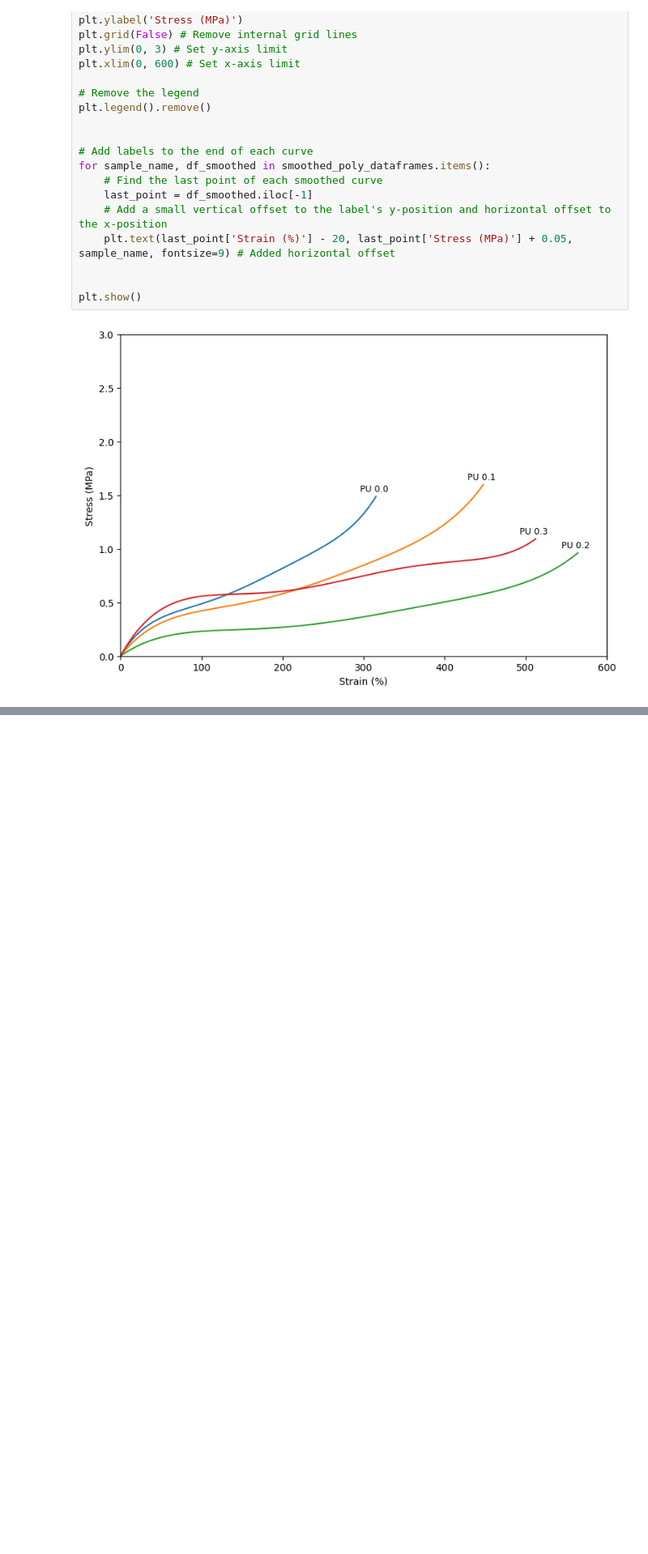
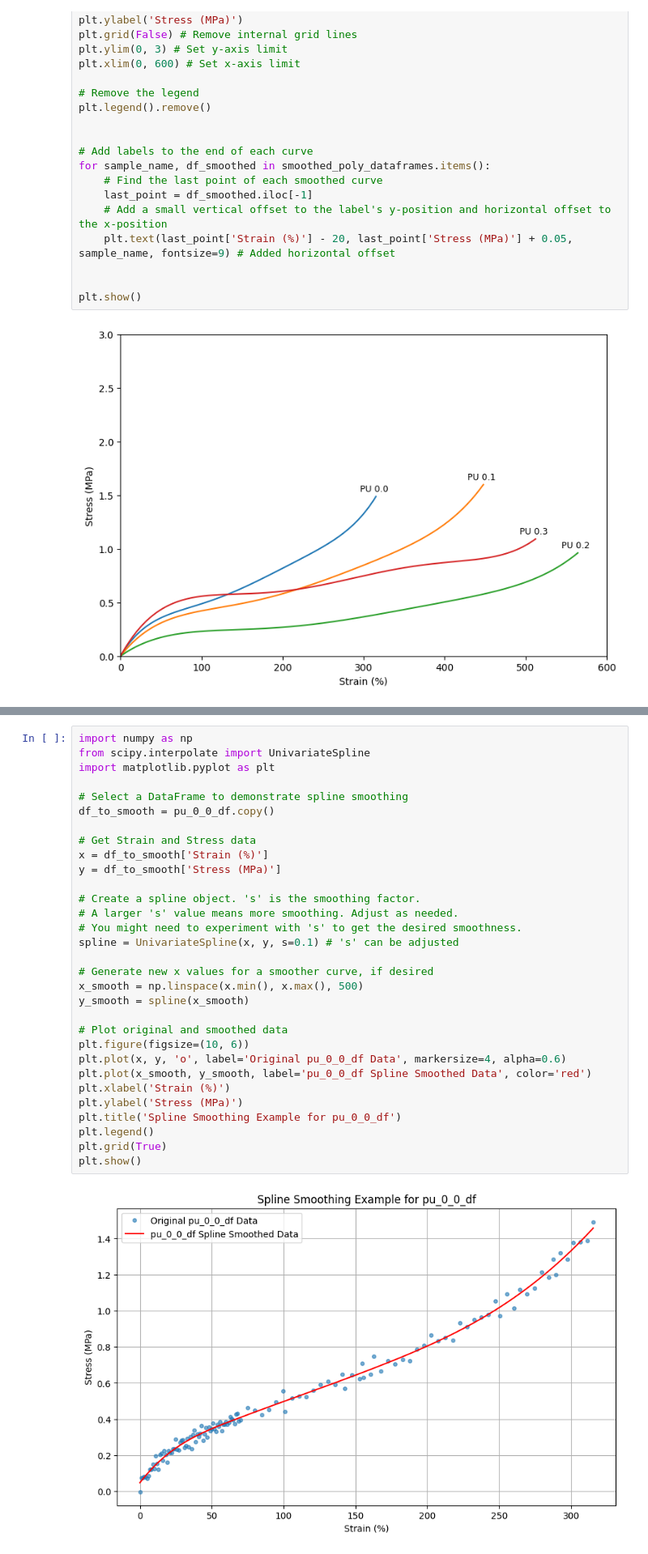
Before and after one commit to JHU-Kessler-Group/GraftedHybridLatexPaper, a Jupyter notebook: Figure2.ipynb, the cells around one changed output, grey strips where cells are left out. Shown at 81% size. Cells and saved outputs as stored; diff of their text form; blank space fills up the shorter version.

```diff
--- a/Figure2.ipynb
+++ b/Figure2.ipynb
@@ -298,0 +307,33 @@ plt.show()
+# %%
+import numpy as np
+from scipy.interpolate import UnivariateSpline
+import matplotlib.pyplot as plt
+
+# Select a DataFrame to demonstrate spline smoothing
+df_to_smooth = pu_0_0_df.copy()
+
+# Get Strain and Stress data
+x = df_to_smooth['Strain (%)']
+y = df_to_smooth['Stress (MPa)']
+
+# Create a spline object. 's' is the smoothing factor.
+# A larger 's' value means more smoothing. Adjust as needed.
+# You might need to experiment with 's' to get the desired smoothness.
+spline = UnivariateSpline(x, y, s=0.1) # 's' can be adjusted
+
+# Generate new x values for a smoother curve, if desired
+x_smooth = np.linspace(x.min(), x.max(), 500)
+y_smooth = spline(x_smooth)
+
+# Plot original and smoothed data
+plt.figure(figsize=(10, 6))
+plt.plot(x, y, 'o', label='Original pu_0_0_df Data', markersize=4, alpha=0.6)
+plt.plot(x_smooth, y_smooth, label='pu_0_0_df Spline Smoothed Data', color='red')
+plt.xlabel('Strain (%)')
+plt.ylabel('Stress (MPa)')
+plt.title('Spline Smoothing Example for pu_0_0_df')
+plt.legend()
+plt.grid(True)
+plt.show()
+# %% [output]
+[figure, added]
```
Also changed, not shown: parts of 5 cells of this notebook.
